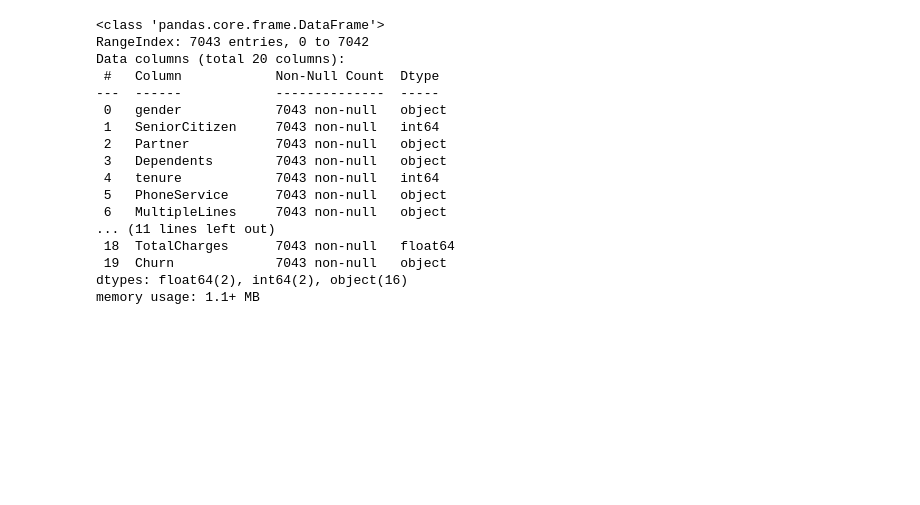
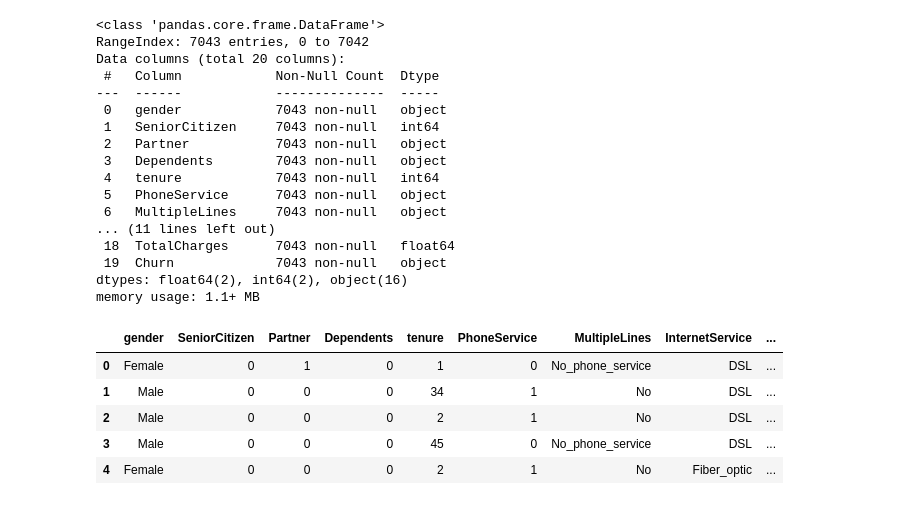
Before and after one commit to h-holm/xgboost, a Jupyter notebook: xgboost.ipynb, the cells around one changed output. Cells and saved outputs as stored; diff of their text form; code cells hidden in the pictures; blank space fills up the shorter version.

```diff
--- a/xgboost.ipynb
+++ b/xgboost.ipynb
@@ -189,3 +189,19 @@ Data columns (total 20 columns):
  19  Churn             7043 non-null   object
 dtypes: float64(2), int64(2), object(16)
 memory usage: 1.1+ MB
+# %%
+# Let's convert all 'Yes'/'No' columns to 1/0 instead.
+# df['Churn'].unique()
+cols = ['Partner', 'Dependents', 'PhoneService', 'PaperlessBilling', 'Churn']
+for col in cols:
+    df[col] = pd.Series(np.where(df[col].values == 'Yes', 1, 0), df.index)
+    df[col] = pd.to_numeric(df[col])
+
+df.head()
+# %% [output]
+|  | gender | SeniorCitizen | Partner | Dependents | tenure | PhoneService | MultipleLines | InternetService | ... |
+| 0 | Female | 0 | 1 | 0 | 1 | 0 | No_phone_service | DSL | ... |
+| 1 | Male | 0 | 0 | 0 | 34 | 1 | No | DSL | ... |
+| 2 | Male | 0 | 0 | 0 | 2 | 1 | No | DSL | ... |
+| 3 | Male | 0 | 0 | 0 | 45 | 0 | No_phone_service | DSL | ... |
+| 4 | Female | 0 | 0 | 0 | 2 | 1 | No | Fiber_optic | ... |
```
Also changed, not shown: parts of 7 cells of this notebook.
